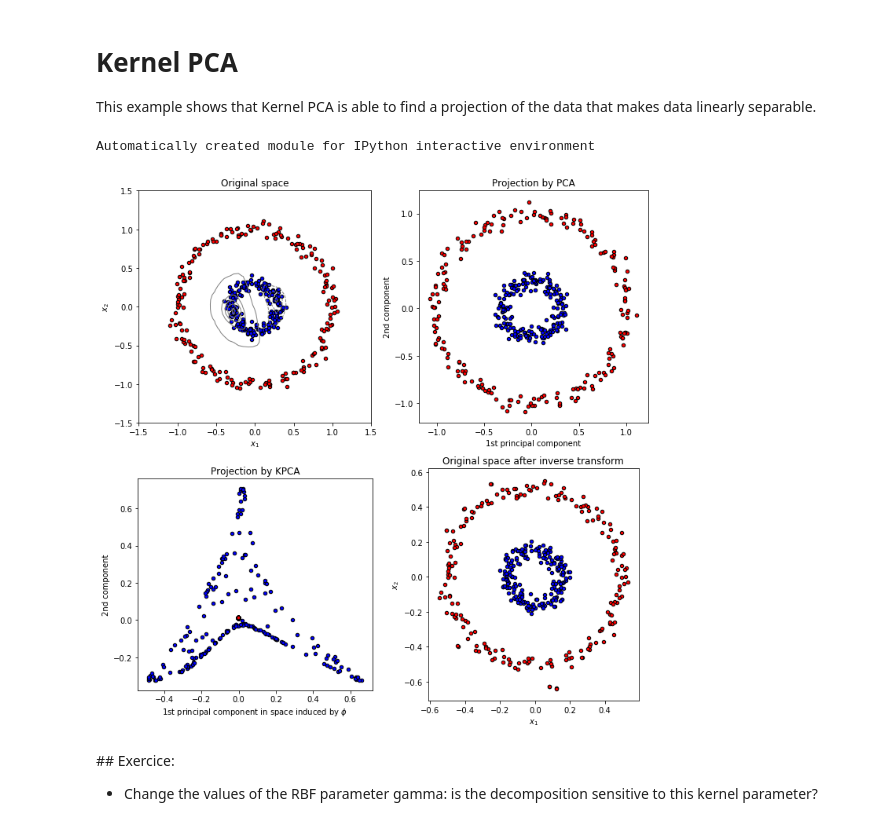
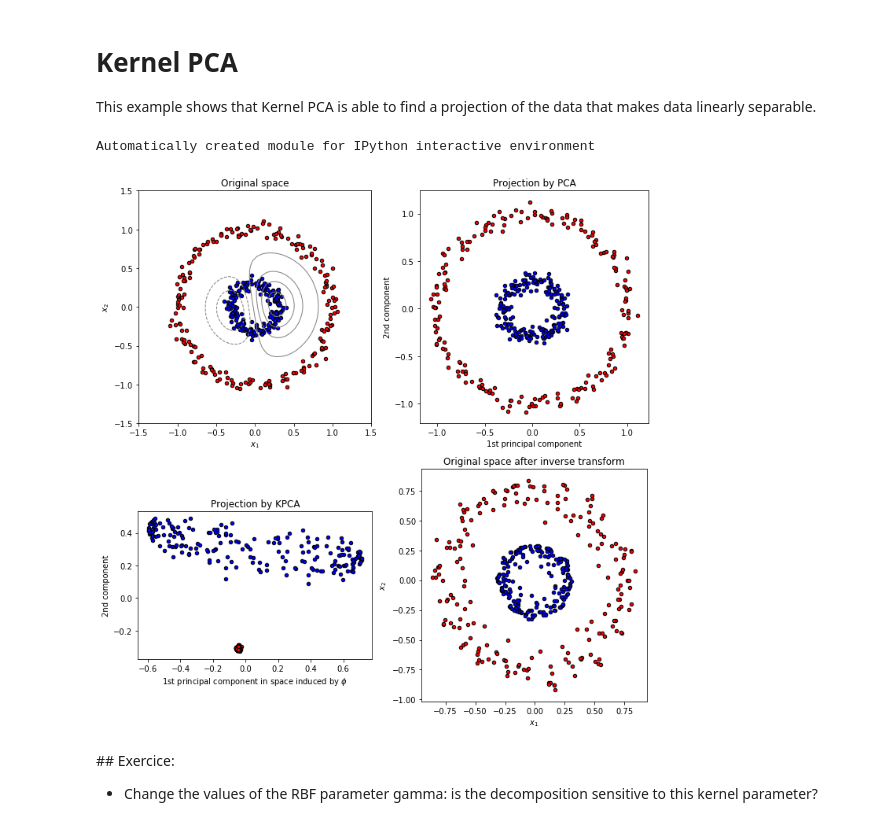
Before and after one commit to wtseve/conference_ia-chatelaf, a Jupyter notebook: notebooks/7_pca/N5_kernel_pca.ipynb, the cells around one changed output. Saved outputs shown, nothing was run; the diff lists cells and outputs as text; code cells hidden in the pictures.

```diff
--- a/notebooks/7_pca/N5_kernel_pca.ipynb
+++ b/notebooks/7_pca/N5_kernel_pca.ipynb
@@ -24,7 +24,7 @@ np.random.seed(0)
 
 X, y = make_circles(n_samples=400, factor=.3, noise=.05)
 
-gamma = 100
+gamma = 10
 kpca = KernelPCA(kernel="rbf", fit_inverse_transform=True, gamma=gamma)
 X_kpca = kpca.fit_transform(X)
 X_back = kpca.inverse_transform(X_kpca)
@@ -56,34 +56,34 @@ plt.subplot(2, 2, 2, aspect='equal')
 plt.scatter(X_pca[reds, 0], X_pca[reds, 1], c="red",
             s=20, edgecolor='k')
 plt.scatter(X_pca[blues, 0], X_pca[blues, 1], c="blue",
             s=20, edgecolor='k')
 plt.title("Projection by PCA")
 plt.xlabel("1st principal component")
 plt.ylabel("2nd component")
 
 plt.subplot(2, 2, 3, aspect='equal')
 plt.scatter(X_kpca[reds, 0], X_kpca[reds, 1], c="red",
             s=20, edgecolor='k')
 plt.scatter(X_kpca[blues, 0], X_kpca[blues, 1], c="blue",
             s=20, edgecolor='k')
 plt.title("Projection by KPCA")
 plt.xlabel(r"1st principal component in space induced by $\phi$")
 plt.ylabel("2nd component")
 
 plt.subplot(2, 2, 4, aspect='equal')
 plt.scatter(X_back[reds, 0], X_back[reds, 1], c="red",
             s=20, edgecolor='k')
 plt.scatter(X_back[blues, 0], X_back[blues, 1], c="blue",
             s=20, edgecolor='k')
 plt.title("Original space after inverse transform")
 plt.xlabel("$x_1$")
 plt.ylabel("$x_2$")
 
 plt.tight_layout()
 plt.show()
 # %% [output]
 Automatically created module for IPython interactive environment
-[figure, old version]
+[figure, new version]
 # %% [markdown]
 ## Exercice:
  - Change the values of the RBF parameter gamma: is the decomposition sensitive to this kernel parameter?
```
Also changed, not shown: 2 other files.
